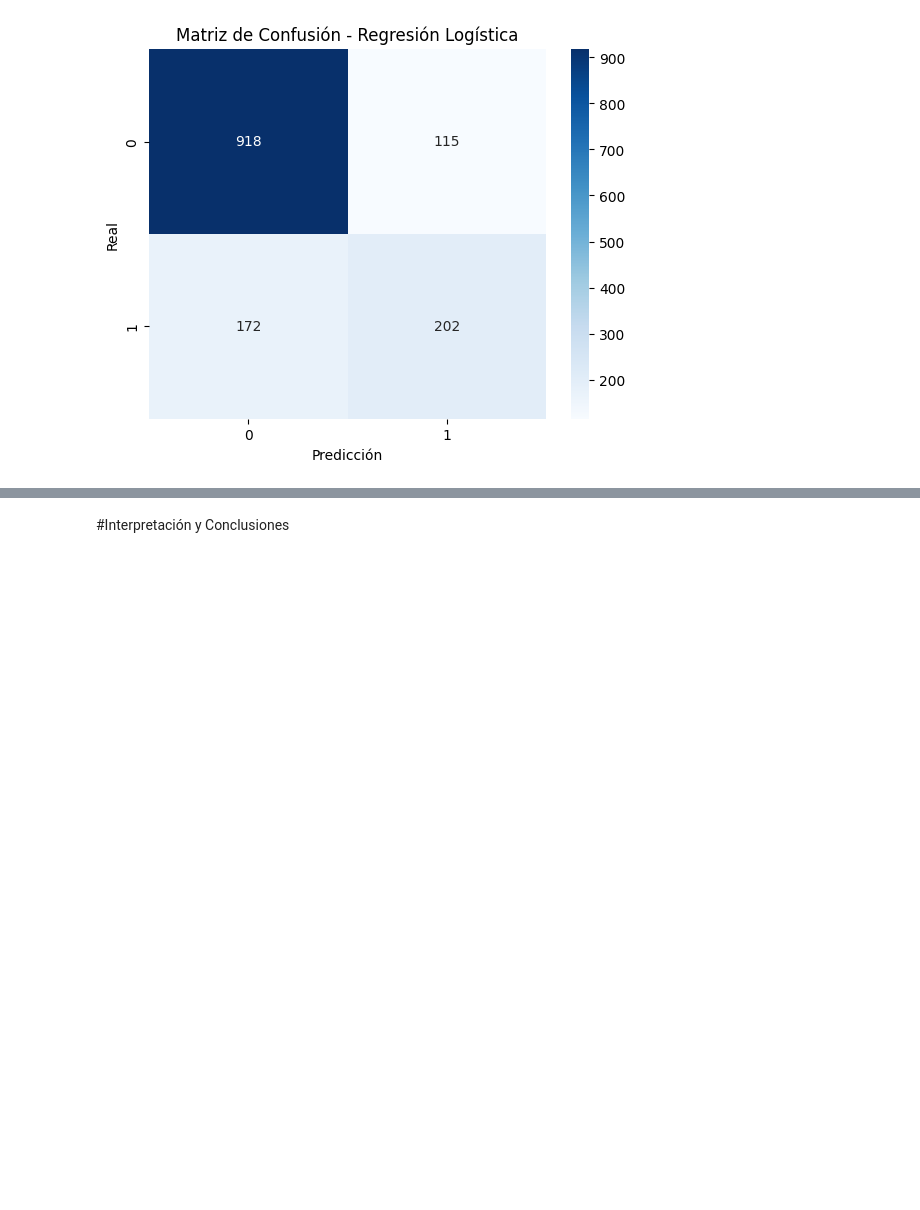
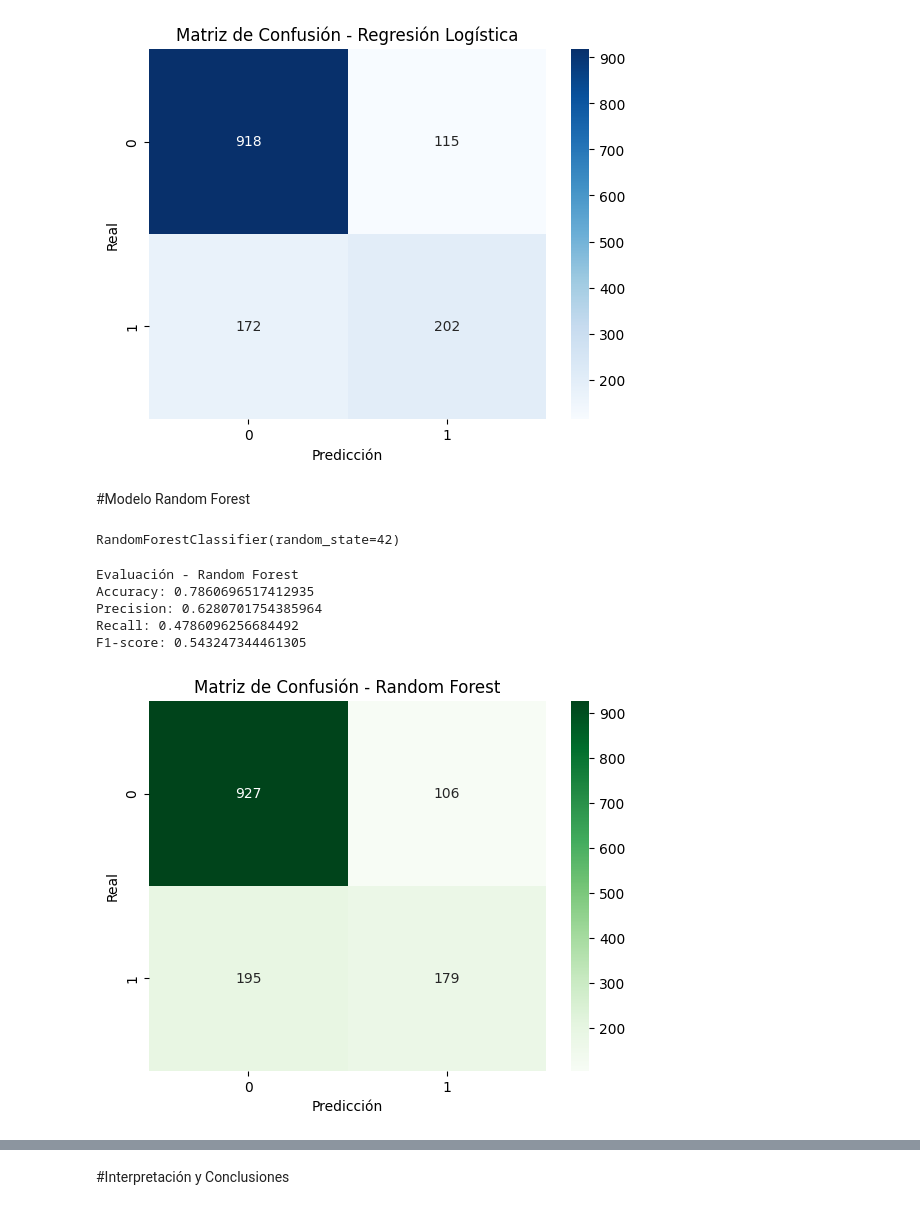
Before and after one commit to Raziedmar/telecomx-parte2-alura-latam, a Jupyter notebook: TelecomX_LATAM_Parte2.ipynb, the cells around one changed output, grey strips where cells are left out. Saved outputs shown, nothing was run; the diff lists cells and outputs as text; code cells hidden in the pictures; blank space fills up the shorter version.

```diff
--- a/TelecomX_LATAM_Parte2.ipynb
+++ b/TelecomX_LATAM_Parte2.ipynb
@@ -163,8 +139,3 @@ Artículo en Medium sobre normalización y estandarización en Machine Learning
 # %%
-from sklearn.preprocessing import StandardScaler
-
-scaler = StandardScaler()
 X = df_encoded.drop("Churn", axis=1)
 y = df_encoded["Churn"]
-
-X_scaled = scaler.fit_transform(X)
@@ -334,3 +273,52 @@ plt.ylabel("Real")
 plt.show()
 # %% [output]
 [figure]
+# %% [markdown]
+#Modelo Random Forest
+# %%
+#Entrenando el Modelo
+from sklearn.ensemble import RandomForestClassifier
+
+rf_model = RandomForestClassifier(random_state=42)
+
+rf_model.fit(X_train, y_train)
+# %% [output]
+RandomForestClassifier(random_state=42)
+# %%
+#Generando Predicciones
+y_pred_rf = rf_model.predict(X_test)
+# %%
+#Evaluando el Modelo
+from sklearn.metrics import accuracy_score, precision_score, recall_score, f1_score, confusion_matrix
+
+print("Evaluación - Random Forest")
+
+print("Accuracy:", accuracy_score(y_test, y_pred_rf))
+print("Precision:", precision_score(y_test, y_pred_rf))
+print("Recall:", recall_score(y_test, y_pred_rf))
+print("F1-score:", f1_score(y_test, y_pred_rf))
+# %% [output]
+Evaluación - Random Forest
+Accuracy: 0.7860696517412935
+Precision: 0.6280701754385964
+Recall: 0.4786096256684492
+F1-score: 0.543247344461305
+# %%
+#Matriz de Confusion
+import seaborn as sns
+import matplotlib.pyplot as plt
+
+sns.heatmap(
+    confusion_matrix(y_test, y_pred_rf),
+    annot=True,
+    fmt="d",
+    cmap="Greens"
+)
+
+plt.title("Matriz de Confusión - Random Forest")
+plt.xlabel("Predicción")
+plt.ylabel("Real")
+
+plt.show()
+# %% [output]
+[figure, added]
```
Also changed, not shown: parts of 34 cells of this notebook.
